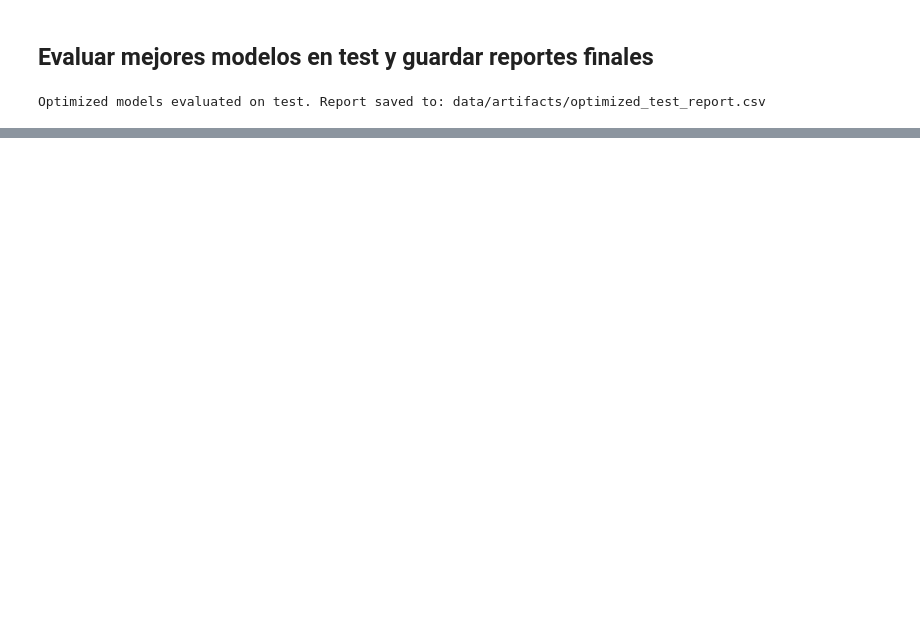
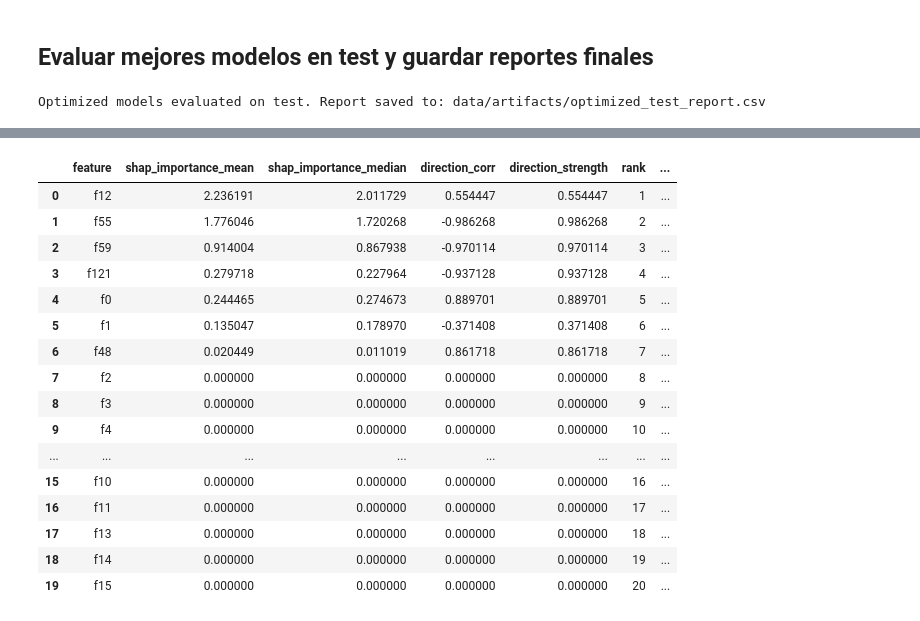
Before and after one commit to rgriveros/ENTREGA-FINAL_DS2_RRiveros, a Jupyter notebook: EntregaFinal_DS2_RRiveros.ipynb, the cells around one changed output, grey strips where cells are left out. Drawn from its saved outputs; the diff is of its cells as text; code cells hidden in the pictures; blank space fills up the shorter version.

```diff
--- a/EntregaFinal_DS2_RRiveros.ipynb
+++ b/EntregaFinal_DS2_RRiveros.ipynb
@@ -1678,0 +2525,17 @@ Optimized models evaluated on test. Report saved to: data/artifacts/optimized_te
+# %%
+from pathlib import Path
+import joblib, pandas as pd
+
+ART = Path("data/artifacts")
+model = joblib.load(ART/"model_final.joblib")
+
+# Cargar df_transformed de manera segura
+df_trans = pd.read_parquet(ART/"df_transformed.parquet")
+
+# detectar columnas target explícitamente (sin usar '_')
+target_cols = [c for c in df_trans.columns if c.lower() in ("target","label","objetivo","y")]
+X = df_trans.drop(columns=target_cols, errors='ignore')
+
+print("Model feature_names sample:", getattr(model, "feature_names_in_", None)[:5], "...")
+print("X columns sample:", list(X.columns)[:10])
+print("Detected target columns:", target_cols)
@@ -1678,0 +2546,66 @@ Optimized models evaluated on test. Report saved to: data/artifacts/optimized_te
+# %%
+from pathlib import Path
+import joblib, pandas as pd, numpy as np, shap
+
+ART = Path("data/artifacts")
+model = joblib.load(ART / "model_final.joblib")
+df_trans = pd.read_parquet(ART / "df_transformed.parquet")
+target_cols = [c for c in df_trans.columns if c.lower() in ("target","label","objetivo","y")]
+X = df_trans.drop(columns=target_cols, errors='ignore')
+
+# Alinear columnas al modelo
+model_feat = list(getattr(model, "feature_names_in_", X.columns))
+X = X[model_feat].copy()
+
+# SHAP sobre muestra (o usa sv ya en memoria si lo tenés)
+n_sample = min(500, len(X))
+X_sample = X.sample(n=n_sample, random_state=42)
+explainer = shap.TreeExplainer(model)
+shap_values_all = explainer.shap_values(X_sample)
+sv = shap_values_all[1] if isinstance(shap_values_all, list) else shap_values_all
+sv = np.array(sv)
+
+rows = []
+for i, feat in enumerate(X_sample.columns):
+    abs_mean = float(np.mean(np.abs(sv[:, i])))
+    abs_med = float(np.median(np.abs(sv[:, i])))
+    xvals = X_sample[feat].values
+    # safe corr: si var(x) == 0 o var(shap) == 0 -> corr = 0
+    if np.nanstd(xvals) == 0 or np.nanstd(sv[:, i]) == 0:
+        corr = 0.0
+    else:
+        corr = float(np.corrcoef(xvals, sv[:, i])[0, 1])
+        if np.isnan(corr):
+            corr = 0.0
+    rows.append({
+        "feature": feat,
+        "shap_importance_mean": abs_mean,
+        "shap_importance_median": abs_med,
+        "direction_corr": corr,
+        "direction_strength": abs(corr)
+    })
+
+df_shap = pd.DataFrame(rows).sort_values(["shap_importance_mean","direction_strength"], ascending=[False,False]).reset_index(drop=True)
+df_shap["rank"] = df_shap["shap_importance_mean"].rank(ascending=False, method="first").astype(int)
+df_shap["direction"] = df_shap["direction_corr"].apply(lambda x: "positive" if x>0.03 else ("negative" if x<-0.03 else "ambiguous"))
+
+df_shap.to_csv(ART / "shap_feature_table.csv", index=False)
+df_shap.head(20)
+# %% [output]
+|  | feature | shap_importance_mean | shap_importance_median | direction_corr | direction_strength | rank | ... |
+| 0 | f12 | 2.236191 | 2.011729 | 0.554447 | 0.554447 | 1 | ... |
+| 1 | f55 | 1.776046 | 1.720268 | -0.986268 | 0.986268 | 2 | ... |
+| 2 | f59 | 0.914004 | 0.867938 | -0.970114 | 0.970114 | 3 | ... |
+| 3 | f121 | 0.279718 | 0.227964 | -0.937128 | 0.937128 | 4 | ... |
+| 4 | f0 | 0.244465 | 0.274673 | 0.889701 | 0.889701 | 5 | ... |
+| 5 | f1 | 0.135047 | 0.178970 | -0.371408 | 0.371408 | 6 | ... |
+| 6 | f48 | 0.020449 | 0.011019 | 0.861718 | 0.861718 | 7 | ... |
+| 7 | f2 | 0.000000 | 0.000000 | 0.000000 | 0.000000 | 8 | ... |
+| 8 | f3 | 0.000000 | 0.000000 | 0.000000 | 0.000000 | 9 | ... |
+| 9 | f4 | 0.000000 | 0.000000 | 0.000000 | 0.000000 | 10 | ... |
+| ... | ... | ... | ... | ... | ... | ... | ... |
+| 15 | f10 | 0.000000 | 0.000000 | 0.000000 | 0.000000 | 16 | ... |
+| 16 | f11 | 0.000000 | 0.000000 | 0.000000 | 0.000000 | 17 | ... |
+| 17 | f13 | 0.000000 | 0.000000 | 0.000000 | 0.000000 | 18 | ... |
+| 18 | f14 | 0.000000 | 0.000000 | 0.000000 | 0.000000 | 19 | ... |
+| 19 | f15 | 0.000000 | 0.000000 | 0.000000 | 0.000000 | 20 | ... |
```
Also changed, not shown: parts of 67 cells of this notebook.
